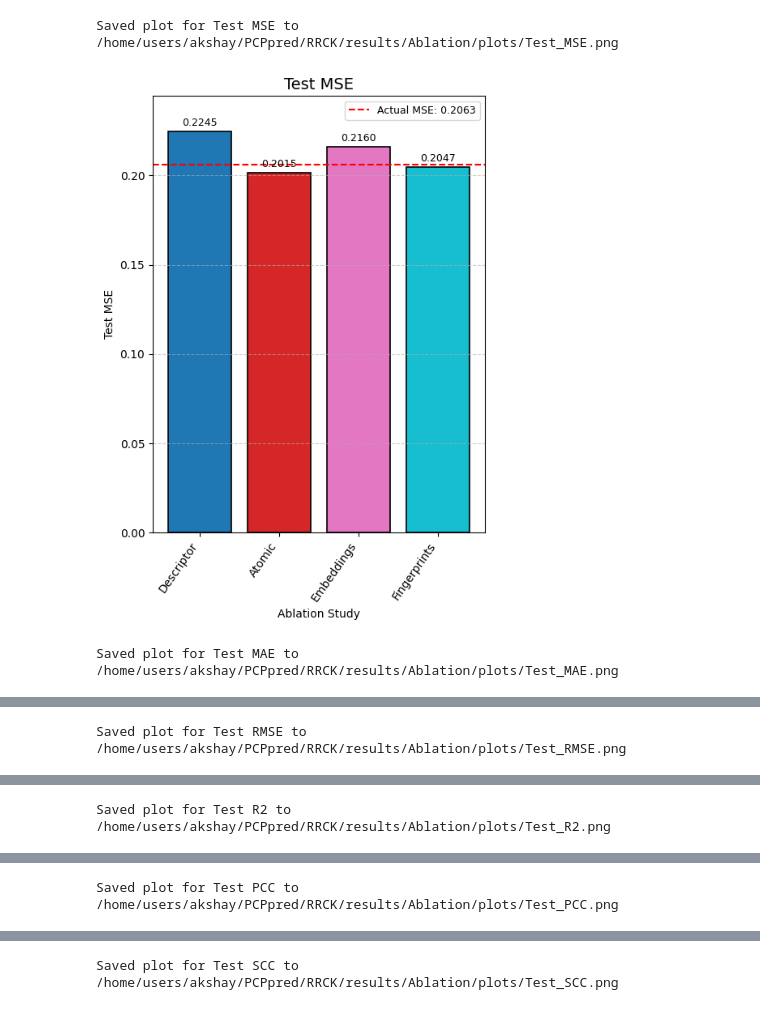
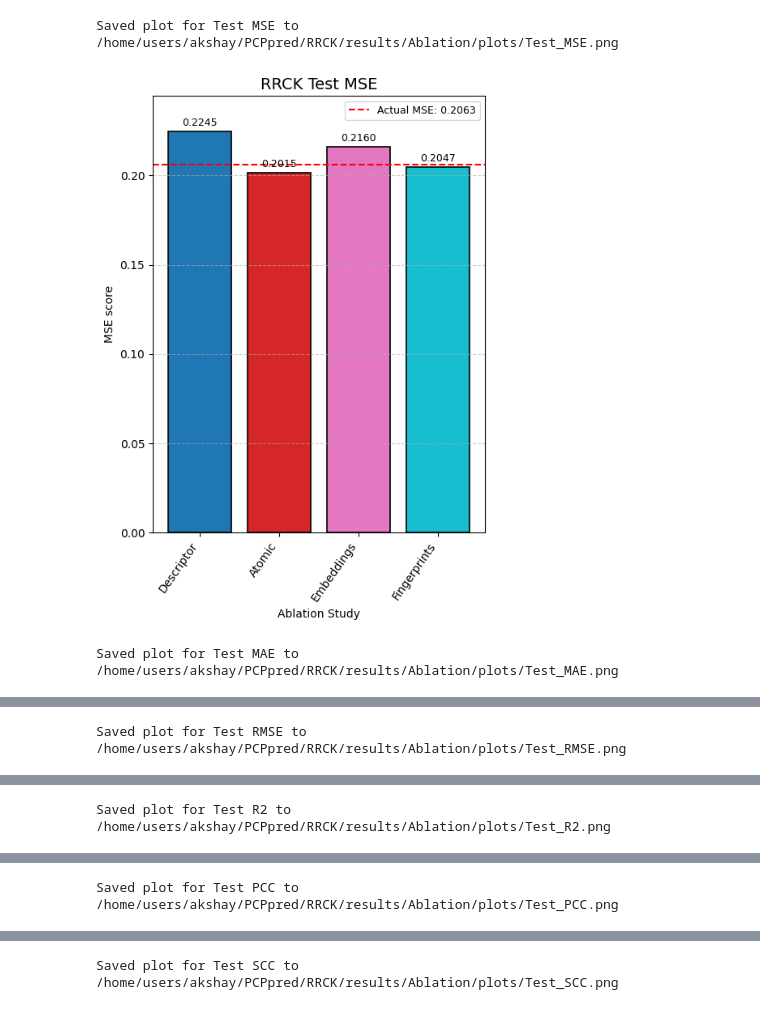
Before and after one commit to raghavagps/PCPpred, a Jupyter notebook: Notebooks/RRCK/Ablation_plots_rrck.ipynb, the cells around one changed output, grey strips where cells are left out. Cells and saved outputs as stored; diff of their text form; code cells hidden in the pictures.

```diff
--- a/Notebooks/RRCK/Ablation_plots_rrck.ipynb
+++ b/Notebooks/RRCK/Ablation_plots_rrck.ipynb
@@ -105,6 +105,7 @@ actual_values = {
 }
 
 metrics = ["Test MSE", "Test MAE", "Test RMSE", "Test R2", "Test PCC", "Test SCC"]
+y_label = {"Test MSE":"MSE score", "Test MAE":"MAE score", "Test RMSE":"RMSE score", "Test R2":"R2 score", "Test PCC":"PCC score", "Test SCC":"SCC score"}
 num_bars = len(ablation_results)
 colors = cm.get_cmap('tab10', num_bars).colors
 
@@ -128,34 +129,34 @@ for metric in metrics:
         ax.set_ylim(0.0, y_max + 0.2)
     if metric == 'Test MAE':
         ax.set_ylim(0.0, y_max + 0.05)
 
     for bar in bars:
         height = bar.get_height()
         ax.annotate(f'{height:.4f}',
                     xy=(bar.get_x() + bar.get_width() / 2, height),
                     xytext=(0, 3),
                     textcoords="offset points",
                     ha='center', va='bottom', fontsize=9)
 
     actual_value = actual_values[metric]
     ax.axhline(y=actual_value, color='red', linestyle='--', linewidth=1.5,
                label=f'Actual {metric.split()[-1]}: {actual_value:.4f}')
 
     ax.legend(loc='upper right', fontsize=9)
 
-    ax.set_title(f'{metric}', fontsize=14)
+    ax.set_title(f'RRCK {metric}', fontsize=14)
     ax.set_xlabel('Ablation Study', fontsize=10)
-    ax.set_ylabel(metric, fontsize=10)
+    ax.set_ylabel(y_label[metric], fontsize=10)
     ax.set_xticks(range(len(metric_series)))
     ax.set_xticklabels(metric_series.index, rotation=55, ha='right')
     ax.grid(axis='y', linestyle='--', alpha=0.6)
     plt.tight_layout()
 
     save_path = os.path.join(plots_dir, f"{metric.replace(' ', '_')}.png")
     plt.savefig(save_path, dpi=300)
     print(f"Saved plot for {metric} to {save_path}")
     plt.show()
 # %% [output]
 Saved plot for Test MSE to /home/users/akshay/PCPpred/RRCK/results/Ablation/plots/Test_MSE.png
-[figure, old version]
+[figure, new version]
 Saved plot for Test MAE to /home/users/akshay/PCPpred/RRCK/results/Ablation/plots/Test_MAE.png
```
Also changed, not shown: parts of 1 cell of this notebook, 15 other files.
